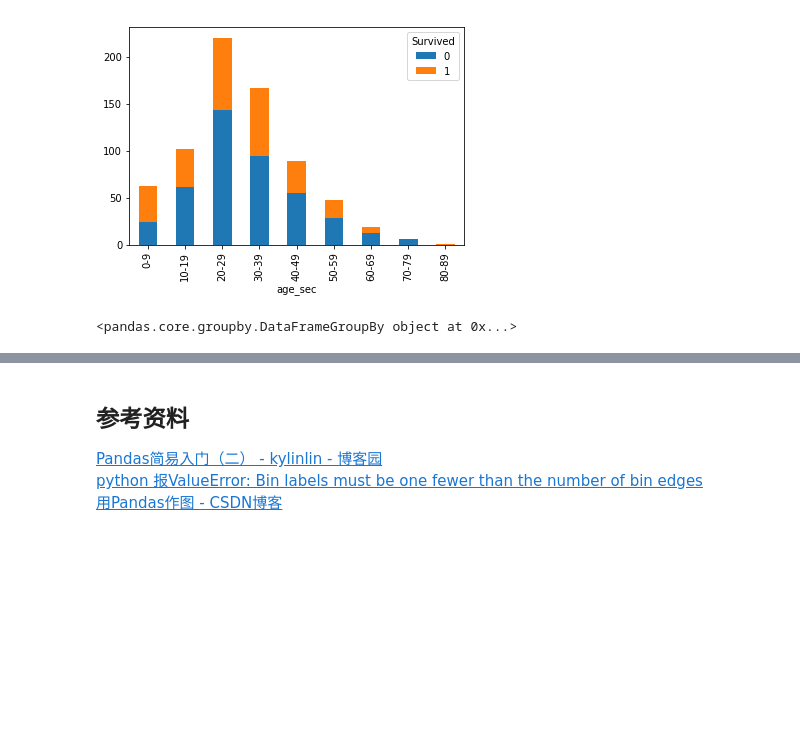
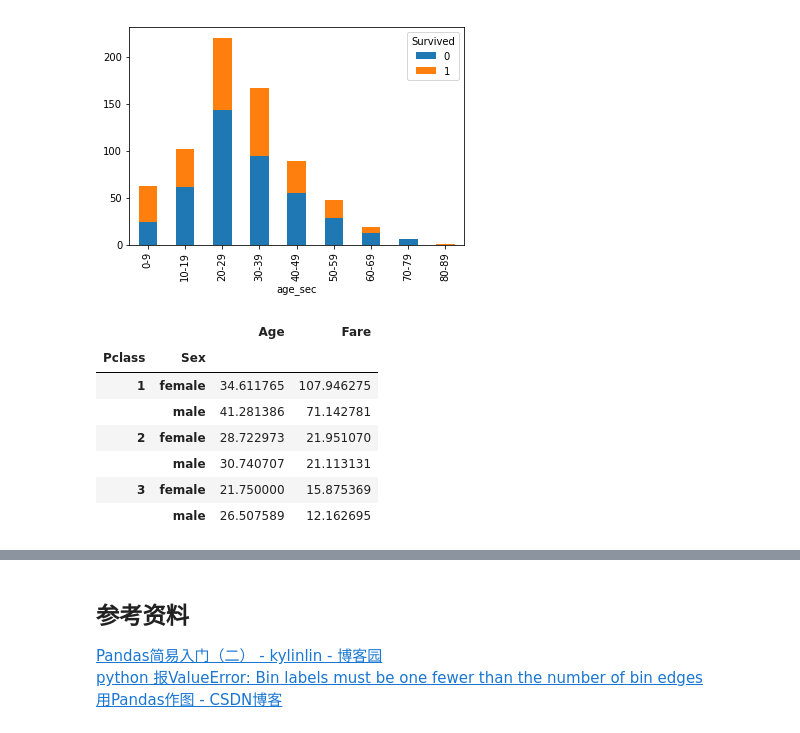
Before and after one commit to niushuai1991/part4project, a Jupyter notebook: part4.ipynb, the cells around one changed output, grey strips where cells are left out. Drawn from its saved outputs; the diff is of its cells as text; code cells hidden in the pictures; blank space fills up the shorter version.

```diff
--- a/part4.ipynb
+++ b/part4.ipynb
@@ -123,6 +106,0 @@ print(max_age, min_age)
-# %%
-# 将年龄转换成年龄段
-bins = range(0,91,10)
-labels=['0-9','10-19','20-29','30-39','40-49','50-59','60-69','70-79','80-89']
-age_not_null_df['age_sec']=pd.cut(age_not_null_df['Age'],bins,right=False,labels=labels)
-age_not_null_df.head()
@@ -152,8 +120,12 @@ grouped_age_sec_df = age_not_null_df.groupby(['age_sec','Survived'])['age_sec','
 # %%
-#df.pivot_table(index='Sex', values='Age', aggfunc=np.mean) #.plot()
-#df.groupby('Sex')['Age'].mean()
-age_not_null_df.groupby(['age_sec','Survived'])
-
-df.pivot_table(index=["Pclass","Sex"], values=["Age", "Fare"], aggfunc=np.mean)
+# 数据透视图
+age_not_null_df.pivot_table(index=["Pclass","Sex"], values=["Age", "Fare"], aggfunc=np.mean)
 # %% [output]
-<pandas.core.groupby.DataFrameGroupBy object at 0x...>
+|  |  | Age | Fare |
+| Pclass | Sex |  |  |
+| 1 | female | 34.611765 | 107.946275 |
+|  | male | 41.281386 | 71.142781 |
+| 2 | female | 28.722973 | 21.951070 |
+|  | male | 30.740707 | 21.113131 |
+| 3 | female | 21.750000 | 15.875369 |
+|  | male | 26.507589 | 12.162695 |
```
Also changed, not shown: parts of 8 cells of this notebook.
